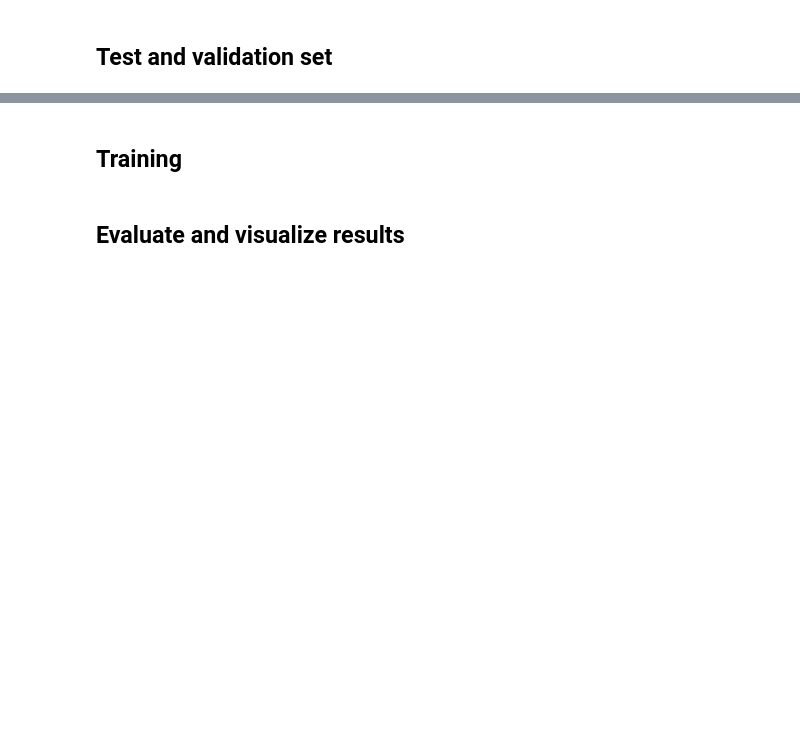
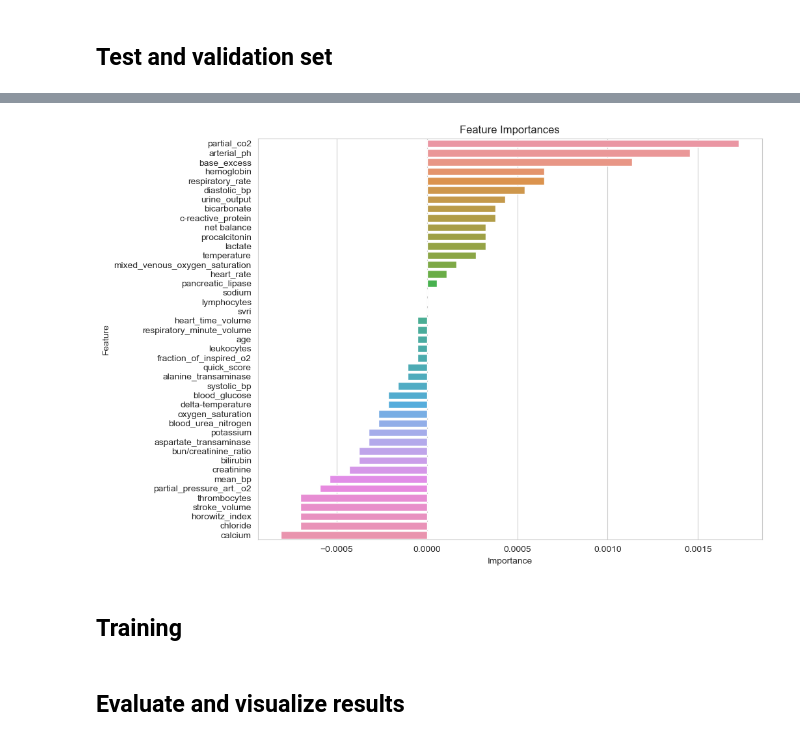
Before and after one commit to emilwennstrom/SepsisTS, a Jupyter notebook: sepsis1.ipynb, the cells around one changed output, grey strips where cells are left out. Saved outputs shown, nothing was run; the diff lists cells and outputs as text; code cells hidden in the pictures; blank space fills up the shorter version.

```diff
--- a/sepsis1.ipynb
+++ b/sepsis1.ipynb
@@ -211,7 +207,7 @@ for pid in df_sort['id'].unique():
 # %%
 df_prep = df_test.copy()
 # %%
-cols_to_drop = ["severity",'timestep','partition']
+cols_to_drop = ["severity",'timestep',]
 df_prep.drop(columns=cols_to_drop, inplace=True)
 # %%
 df_2hr = df_prep.drop(["4hourSepsis", "6hourSepsis", ], axis=1)
@@ -510,8 +579,8 @@ class BinaryLSTM(nn.Module):
 from sklearn.model_selection import train_test_split
 from torch.utils.data import TensorDataset, DataLoader
 
-X_train, X_temp, y_train, y_temp = train_test_split(features_e, targets_e, test_size=0.3, random_state=42)
-X_val, X_test, y_val, y_test = train_test_split(X_temp, y_temp, test_size=0.5, random_state=42)
+X_train, X_temp, y_train, y_temp = train_test_split(features_e, targets_e, test_size=0.3, random_state=13)
+X_val, X_test, y_val, y_test = train_test_split(X_temp, y_temp, test_size=0.5, random_state=13)
 
 X_train = torch.tensor(X_train, dtype=torch.float32)
 y_train = torch.tensor(y_train, dtype=torch.float32)
@@ -524,10 +593,10 @@ train_data = TensorDataset(X_train, y_train)
 test_data = TensorDataset(X_test, y_test)
 val_data = TensorDataset(X_val, y_val)
 
-batch_size = 32
+batch_size = 16
 train_loader = DataLoader(train_data, shuffle=True, batch_size=batch_size)
-test_loader = DataLoader(test_data, batch_size=batch_size)
-val_loader = DataLoader(val_data, batch_size=batch_size)
+test_loader = DataLoader(test_data, shuffle=False, batch_size=batch_size)
+val_loader = DataLoader(val_data, shuffle=False, batch_size=batch_size)
 # %%
 import torch
 
@@ -602,14 +674,14 @@ def evaluate(model, data_loader, criterion, device):
     return avg_loss, predictions, actuals
 # %%
 device = torch.device("cuda" if torch.cuda.is_available() else "cpu")
-model = BinaryLSTM(input_dim=43, hidden_dim=200, num_layers=5).to(device)
+model = BinaryLSTM(input_dim=43, hidden_dim=64, num_layers=1).to(device)
 criterion = nn.BCEWithLogitsLoss(weight=class_weights)
 optimizer = torch.optim.Adam(model.parameters(), lr=0.001)
 # %%
 validation_losses = []
 training_losses = []
 patience = 10
-epochs = 100
+epochs = 500
 best_val_loss = float("inf")
 for epoch in range(epochs):
     model.train()
@@ -618,7 +690,7 @@ for epoch in range(epochs):
 
         optimizer.zero_grad()
         output = model(inputs)
-        loss = criterion(output.squeeze(), labels)
+        loss = criterion(output.squeeze(), labels.squeeze())
         loss.backward()
         optimizer.step()
     val_loss = validate(model, val_loader, criterion, device)
@@ -698,3 +819,21 @@ Actual 0  16320  0
+# %%
+newDict = {}
+features_map = [feature for feature in features if feature != "id"]
+for index, importance in importance_scores.items():
+    feature_name = features_map[index]
+    newDict[feature_name] = importance
+
+importances_df = pd.DataFrame(list(newDict.items()), columns=['Feature', 'Importance'])
+
+# Plot
+plt.figure(figsize=(10, 8))
+sns.barplot(data=importances_df.sort_values('Importance', ascending=False), x='Importance', y='Feature')
+plt.title('Feature Importances')
+plt.xlabel('Importance')
+plt.ylabel('Feature')
+plt.show()
+# %% [output]
+[figure, added]
 # %% [markdown]
 ## Training
 # %% [markdown]
```
Also changed, not shown: parts of 20 cells of this notebook.
